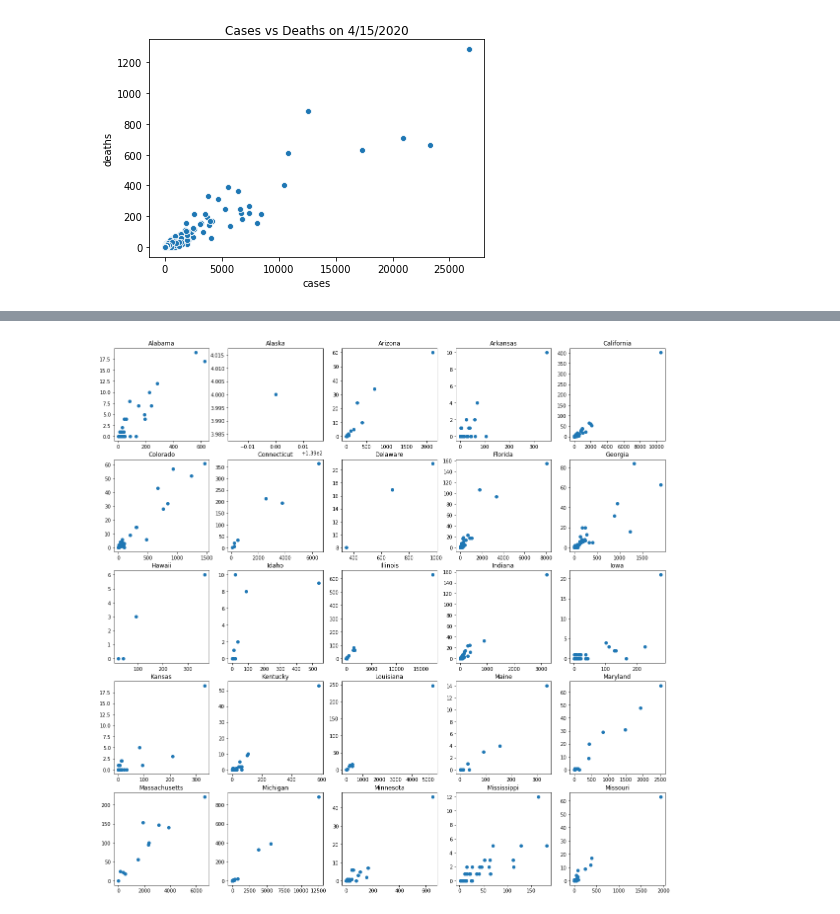
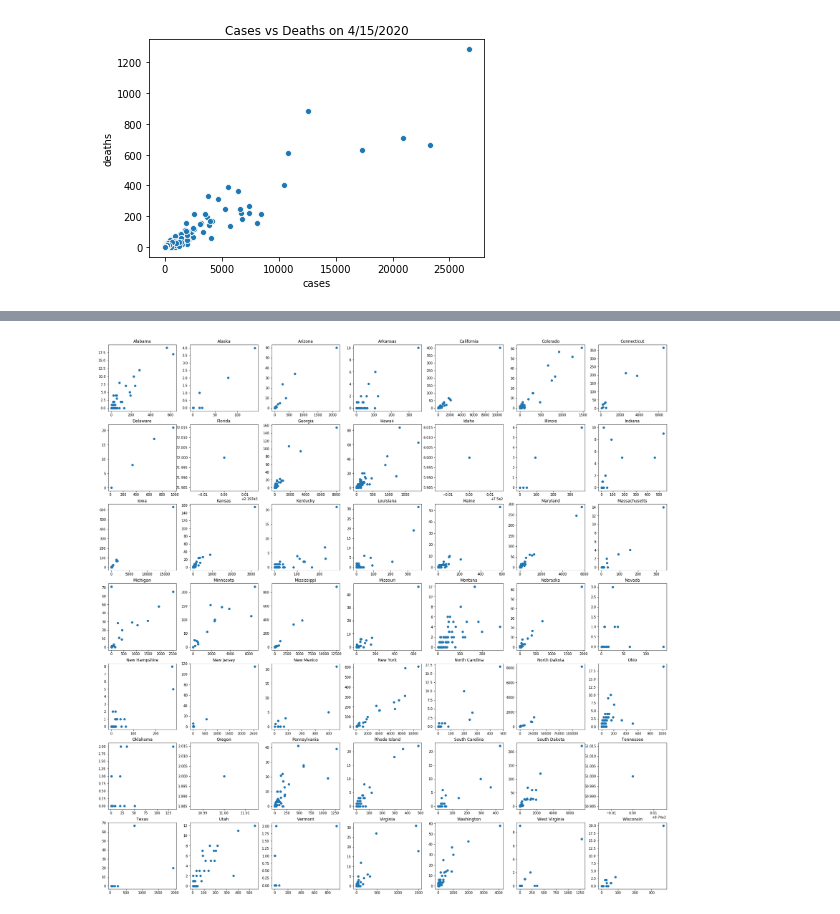
Before and after one commit to CSJohnLee/COVID19_Project, a Jupyter notebook: covid_eda_nusaputra.ipynb, the cells around one changed output, grey strips where cells are left out. Drawn from its saved outputs; the diff is of its cells as text; code cells hidden in the pictures.

```diff
--- a/covid_eda_nusaputra.ipynb
+++ b/covid_eda_nusaputra.ipynb
@@ -52 +64,3 @@ income_data.describe()
+# %%
+income_data = income_data[income_data['Mean']>0]
 # %%
@@ -148,16 +160,17 @@ There seems to be a bell shaped curve for this where middle class income
 # %%
 # graph of cases and mean income
 
-fig, axs = plt.subplots(7,7, figsize=(30,30))
+fig, axs = plt.subplots(10,5, figsize=(20,35))
 
 count=0
 
-for i in range(0,7):
-    for j in range(0,7):
+for i in range(0,10):
+    for j in range(0,5):
         data = max_date[max_date.state == list(max_date['state'].unique())[count]]
         axs[i,j].scatter(x='mean_income', y='cases', data=data)
         axs[i,j].set_title(list(max_date['state'].unique())[count])
         count+=1
 
+
 # list(max_date['state'].unique())
 # %% [output]
@@ -165,15 +178,17 @@ for i in range(0,7):
 # %%
 # graph of cases and deaths
 
-fig, axs = plt.subplots(5,5, figsize=(20,20))
-
+fig, axs = plt.subplots(7,7, figsize=(30,30))
+covid_data_max = covid_data[covid_data.date=='04/15/20']
 count=0
 plt.title('Cases vs. Deaths')
-for i in range(0,5):
-    for j in range(0,5):
-        data = max_date[max_date.state == list(max_date['state'].unique())[count]]
+for i in range(0,7):
+    for j in range(0,7):
+        data = covid_data_max[covid_data_max.state == list(covid_data_max['state'].unique())[count]]
         axs[i,j].scatter(x='cases', y='deaths', data=data)
         axs[i,j].set_title(list(max_date['state'].unique())[count])
+#         axs[i,j].set_xlabel('Cases')
+#         axs[i,j].set_ylabel('Deaths')
         count+=1
 # %% [output]
-[figure, old version]
+[figure, new version]
```
Also changed, not shown: parts of 17 cells of this notebook, 1 other file.
